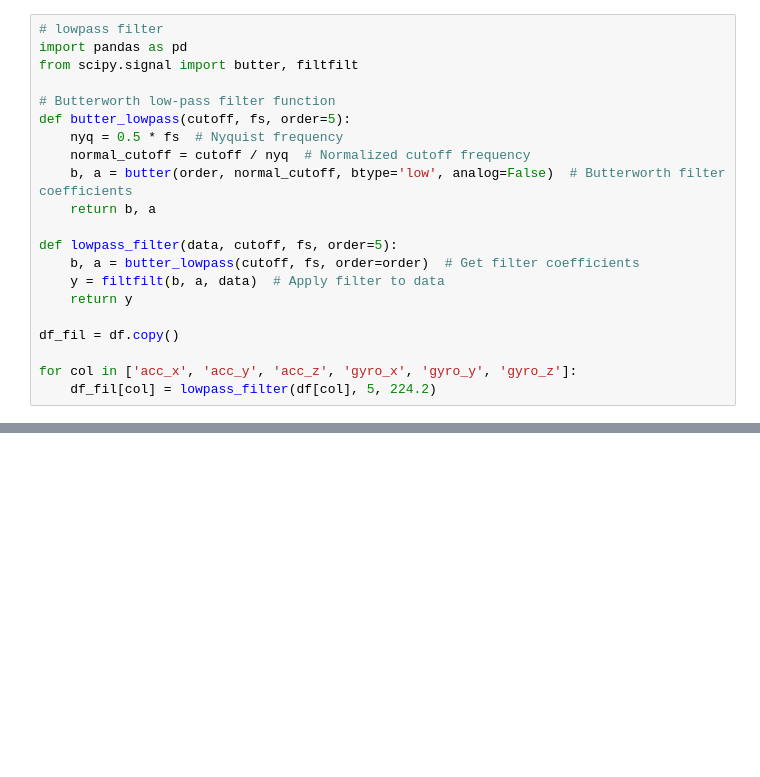
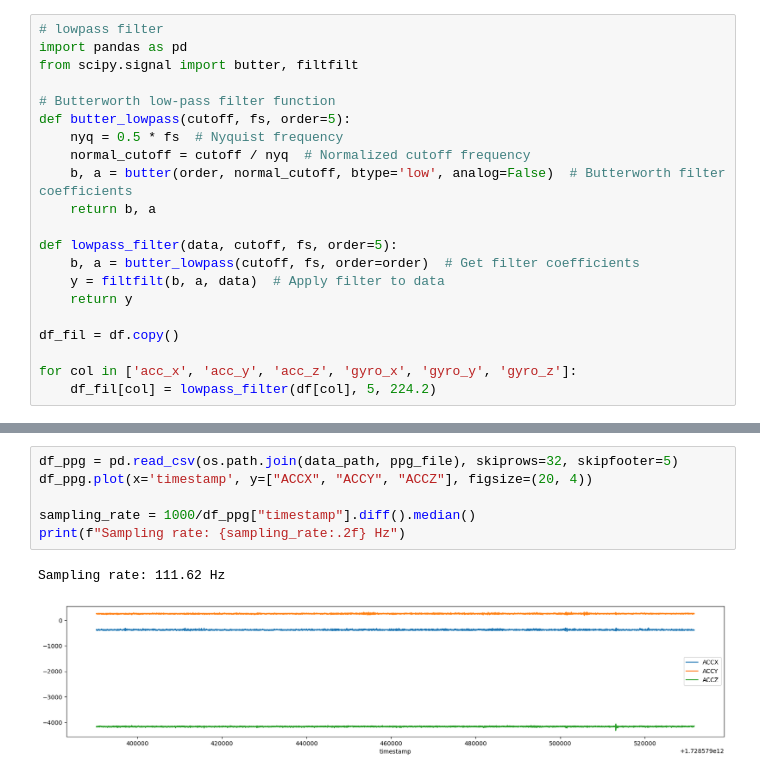
Before and after one commit to larshaupt/WristPPG, a Jupyter notebook: scripts/explore_data.ipynb, the cells around one changed output, grey strips where cells are left out. Cells and saved outputs as stored; diff of their text form; blank space fills up the shorter version.

```diff
--- a/scripts/explore_data.ipynb
+++ b/scripts/explore_data.ipynb
@@ -45,0 +76,9 @@ df_ppg = pd.read_csv(ppg_path, skiprows=32, skipfooter=5)
+# %%
+df_ppg = pd.read_csv(os.path.join(data_path, ppg_file), skiprows=32, skipfooter=5)
+df_ppg.plot(x='timestamp', y=["ACCX", "ACCY", "ACCZ"], figsize=(20, 4))
+
+sampling_rate = 1000/df_ppg["timestamp"].diff().median()
+print(f"Sampling rate: {sampling_rate:.2f} Hz")
+# %% [output]
+Sampling rate: 111.62 Hz
+[figure, added]
```
Also changed, not shown: parts of 16 cells of this notebook, 13 other files.
